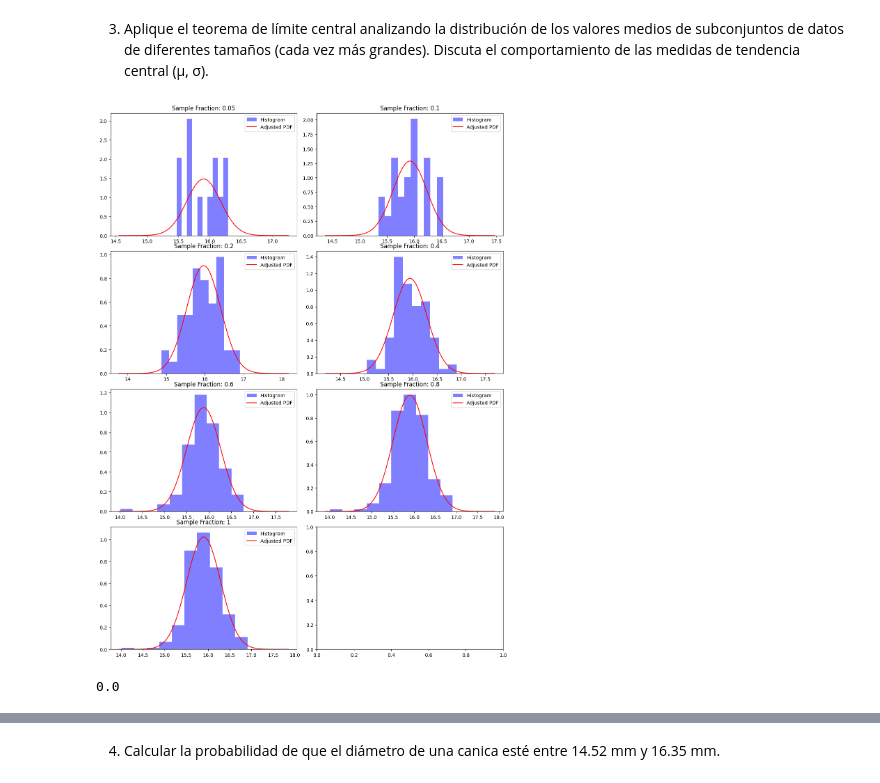
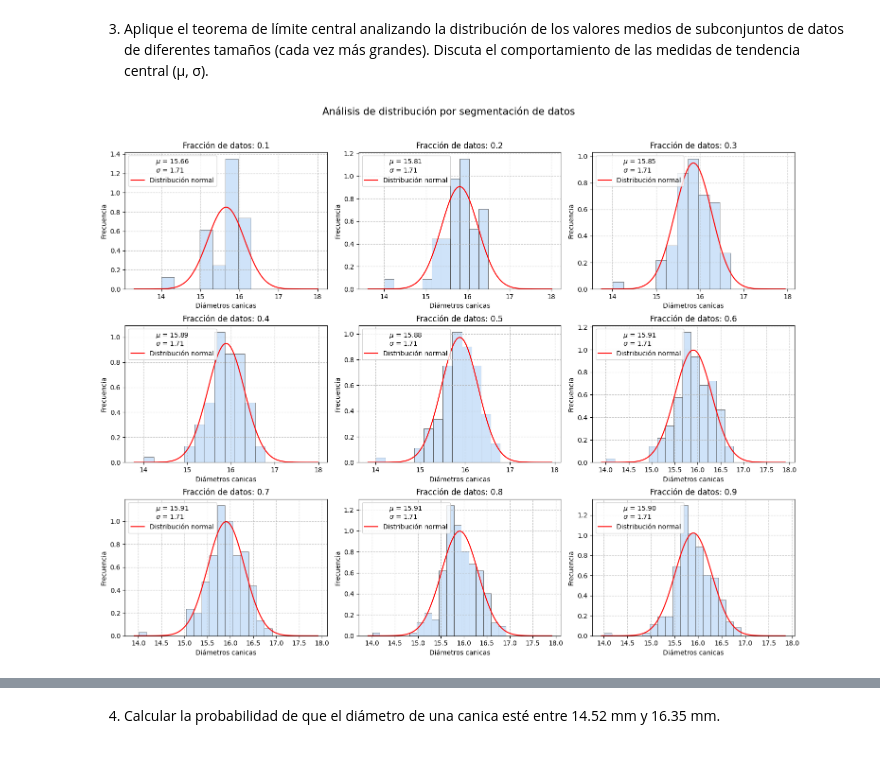
Before and after one commit to JD314/fisica_experimental, a Jupyter notebook: estiven/notebooks/tarea_1_geiger.ipynb, the cells around one changed output, grey strips where cells are left out. Drawn from its saved outputs; the diff is of its cells as text; code cells hidden in the pictures.

```diff
--- a/estiven/notebooks/tarea_1_geiger.ipynb
+++ b/estiven/notebooks/tarea_1_geiger.ipynb
@@ -141,33 +139,44 @@ print(f'---Variables de tendencia central---\n\
 # %%
-num_rows = 4
-num_cols = 2
-fig, axes = plt.subplots(num_rows, num_cols, figsize=(12, 16))
-fig.tight_layout()
-fracciones_muestras = [0.05, 0.1, 0.2, 0.4, 0.6, 0.8, 1]
+num_rows = 3
+num_cols = 3
 
+fig, axes = plt.subplots(num_rows, num_cols, figsize=(15, 12))
+fracciones_muestras = [0.1, 0.2, 0.3, 0.4, 0.5, 0.6, 0.7, 0.8, 0.9]
 for i, fraccion in enumerate(fracciones_muestras):
     row = i // num_cols
     col = i % num_cols
 
-    fraccion_de_datos = datos_totales_canicas.sample(frac=fraccion)
-    numero_datos = len(fraccion_de_datos)
-    mu = round(np.mean(fraccion_de_datos), 2)
-    # sigma = float(round(np.std(fraccion_de_datos) / np.sqrt(numero_datos), 2))
+    fraccion_de_datos = datos_totales_canicas.sample(frac=fraccion, random_state=73)
+    numero_datos = len(datos_totales_canicas)
+    mu = float(round(np.mean(fraccion_de_datos), 2))
     sigma = float(round(np.std(fraccion_de_datos), 2))
 
     x = np.linspace(mu - 5*sigma, mu + 5*sigma, 100)
     result = normal_distribution(x, mu, sigma)
 
     ax = axes[row, col]
-    ax.hist(fraccion_de_datos, bins=10, density=True, alpha=0.5, color='blue', label='Histogram')
-    ax.plot(x, result, 'r', label='Adjusted PDF')
-    ax.set_title(f'Sample Fraction: {fraccion}')
+    sns.histplot(fraccion_de_datos,
+            stat='density',
+            alpha=0.5,
+            color='blue',
+            palette="pastel",
+            edgecolor=".3",
+            linewidth=.5,
+            ax=ax)
+
+    ax.plot(x, result, 'r', label='Distribución normal')
+    ax.set_xlabel('Diámetros canicas')
+    ax.set_ylabel('Frecuencia')
+    ax.set_title(f'Fracción de datos: {fraccion}')
     ax.legend()
+    ax.grid(linestyle='--', alpha=0.7)
+    # -- Mostrar media y desviacion estandar --
+    legend_text = f'$\mu$ = {mu :.2f} \n$\sigma $ = {std :.2f}'
+    ax.legend(loc='upper left', title=legend_text)
 
+fig.suptitle('Análisis de distribución por segmentación de datos', fontsize=15)
+fig.tight_layout()
+fig.subplots_adjust(top=0.90)
 plt.show()
 # %% [output]
-[figure, old version]
+[figure, new version]
-# %%
-sigma
-# %% [output]
-0.0
```
Also changed, not shown: parts of 25 cells of this notebook.
